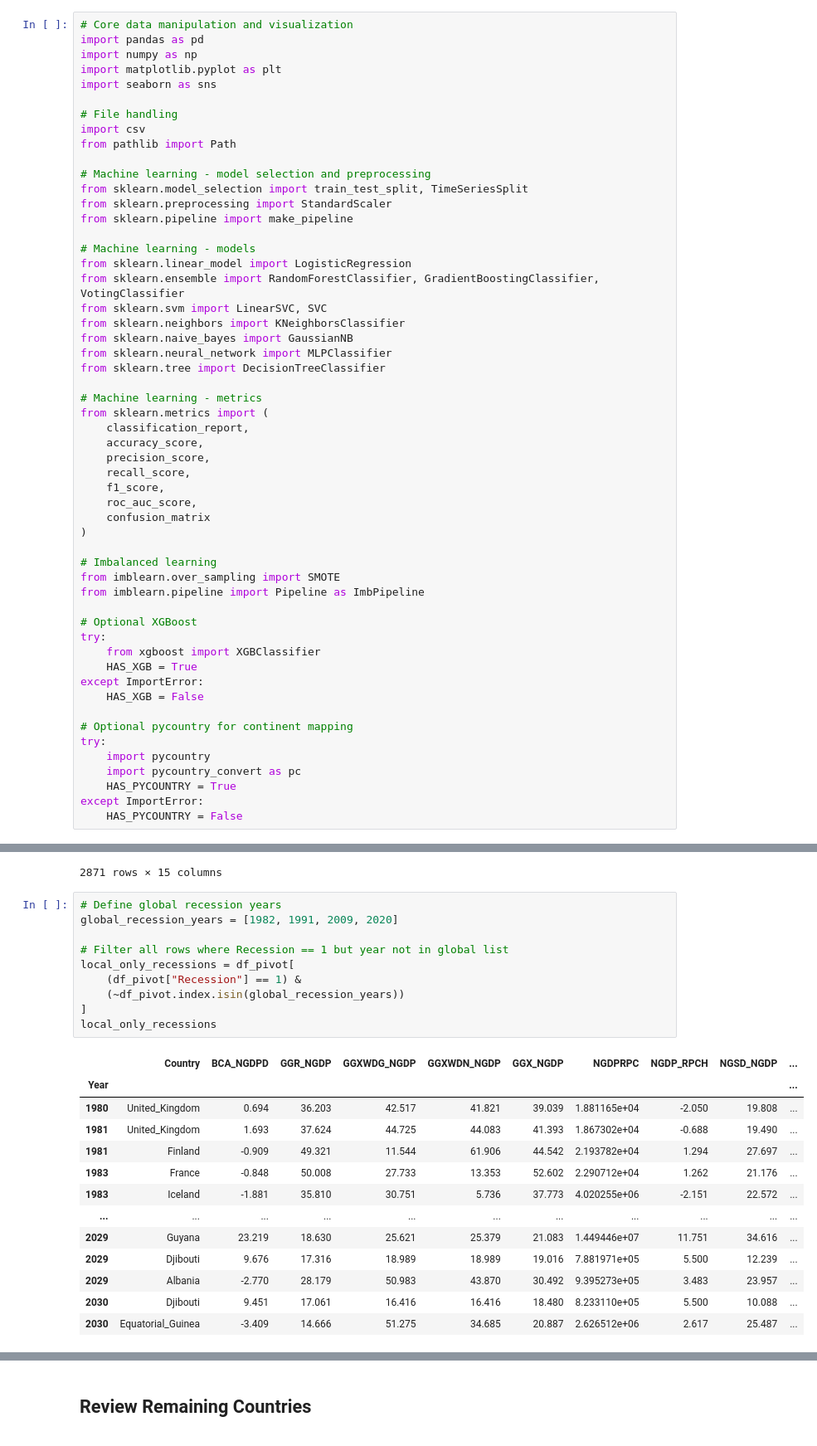
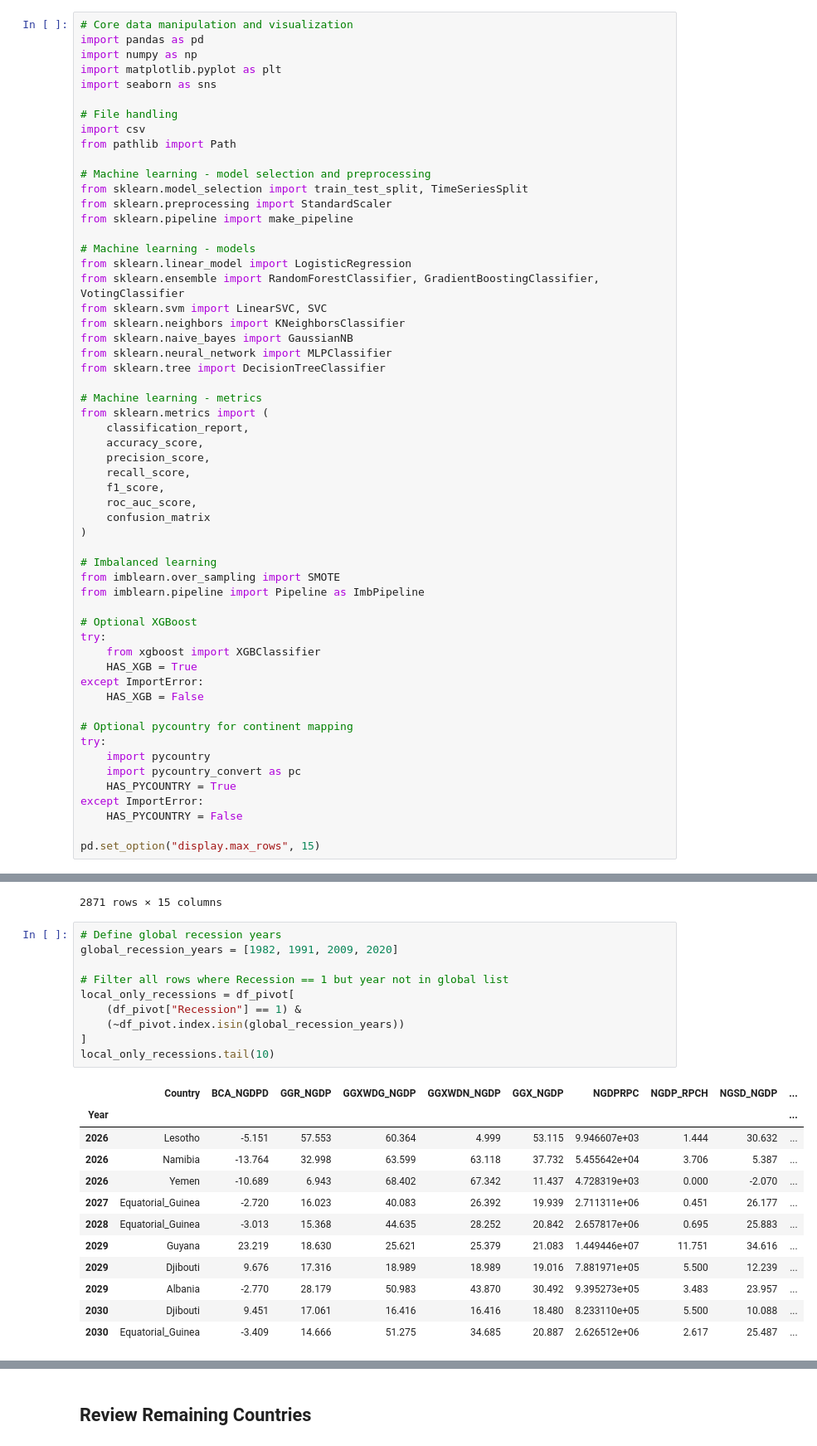
Before and after one commit to ningerdinger/Machine_Learning, a Jupyter notebook: Final_product.ipynb, the cells around one changed output, grey strips where cells are left out. Shown: that part at 83% size. Cells and saved outputs as stored; diff of their text form.

```diff
--- a/Final_product.ipynb
+++ b/Final_product.ipynb
@@ -66,6 +66,8 @@ try:
     HAS_PYCOUNTRY = True
 except ImportError:
     HAS_PYCOUNTRY = False
+
+pd.set_option("display.max_rows", 15)
 # %% [markdown]
 # 1. Data Loading
 # %%
@@ -296,22 +298,21 @@ df_pivot
 # %%
 # Define global recession years
 global_recession_years = [1982, 1991, 2009, 2020]
 
 # Filter all rows where Recession == 1 but year not in global list
 local_only_recessions = df_pivot[
     (df_pivot["Recession"] == 1) &
     (~df_pivot.index.isin(global_recession_years))
 ]
-local_only_recessions
+local_only_recessions.tail(10)
 # %% [output]
 |  | Country | BCA_NGDPD | GGR_NGDP | GGXWDG_NGDP | GGXWDN_NGDP | GGX_NGDP | NGDPRPC | NGDP_RPCH | NGSD_NGDP | ... |
 | Year |  |  |  |  |  |  |  |  |  | ... |
-| 1980 | United_Kingdom | 0.694 | 36.203 | 42.517 | 41.821 | 39.039 | 1.881165e+04 | -2.050 | 19.808 | ... |
-| 1981 | United_Kingdom | 1.693 | 37.624 | 44.725 | 44.083 | 41.393 | 1.867302e+04 | -0.688 | 19.490 | ... |
-| 1981 | Finland | -0.909 | 49.321 | 11.544 | 61.906 | 44.542 | 2.193782e+04 | 1.294 | 27.697 | ... |
-| 1983 | France | -0.848 | 50.008 | 27.733 | 13.353 | 52.602 | 2.290712e+04 | 1.262 | 21.176 | ... |
-| 1983 | Iceland | -1.881 | 35.810 | 30.751 | 5.736 | 37.773 | 4.020255e+06 | -2.151 | 22.572 | ... |
-| ... | ... | ... | ... | ... | ... | ... | ... | ... | ... | ... |
+| 2026 | Lesotho | -5.151 | 57.553 | 60.364 | 4.999 | 53.115 | 9.946607e+03 | 1.444 | 30.632 | ... |
+| 2026 | Namibia | -13.764 | 32.998 | 63.599 | 63.118 | 37.732 | 5.455642e+04 | 3.706 | 5.387 | ... |
+| 2026 | Yemen | -10.689 | 6.943 | 68.402 | 67.342 | 11.437 | 4.728319e+03 | 0.000 | -2.070 | ... |
+| 2027 | Equatorial_Guinea | -2.720 | 16.023 | 40.083 | 26.392 | 19.939 | 2.711311e+06 | 0.451 | 26.177 | ... |
+| 2028 | Equatorial_Guinea | -3.013 | 15.368 | 44.635 | 28.252 | 20.842 | 2.657817e+06 | 0.695 | 25.883 | ... |
 | 2029 | Guyana | 23.219 | 18.630 | 25.621 | 25.379 | 21.083 | 1.449446e+07 | 11.751 | 34.616 | ... |
 | 2029 | Djibouti | 9.676 | 17.316 | 18.989 | 18.989 | 19.016 | 7.881971e+05 | 5.500 | 12.239 | ... |
 | 2029 | Albania | -2.770 | 28.179 | 50.983 | 43.870 | 30.492 | 9.395273e+05 | 3.483 | 23.957 | ... |
```
Also changed, not shown: parts of 15 cells of this notebook.
